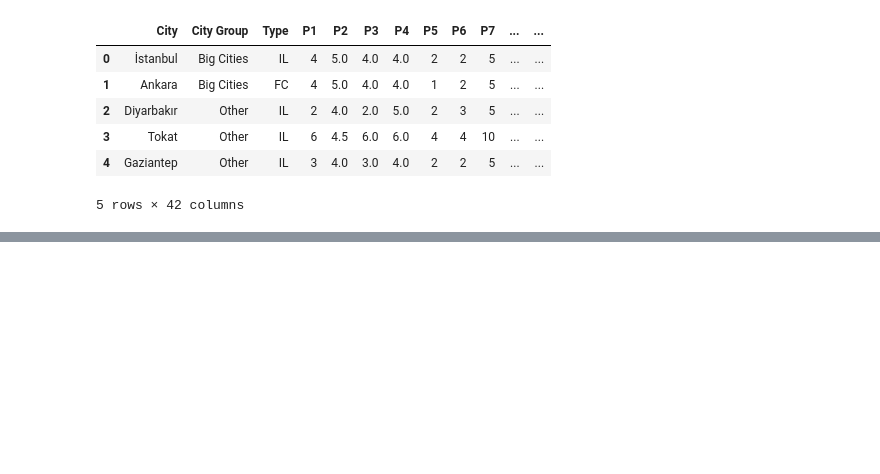
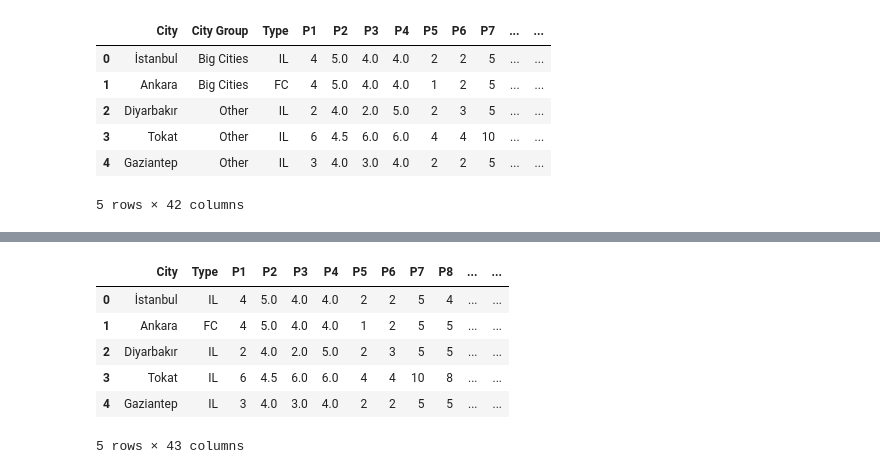
Before and after one commit to Nacim-B/Restaurant_Revenue_Prediction, a Jupyter notebook: Restaurant_Revenue_Prediction.ipynb, the cells around one changed output, grey strips where cells are left out. Cells and saved outputs as stored; diff of their text form; code cells hidden in the pictures; blank space fills up the shorter version.

```diff
--- a/Restaurant_Revenue_Prediction.ipynb
+++ b/Restaurant_Revenue_Prediction.ipynb
@@ -45,4 +43,6 @@ data.columns[data.isna().any()].tolist()
 # %%
 data['Open Date'] = pd.to_datetime(data['Open Date'], format='%m/%d/%Y')
 data['Open Days'] = ""
+test_data['Open Date'] = pd.to_datetime(test_data['Open Date'], format='%m/%d/%Y')
+test_data['Open Days'] = ""
 # %%
@@ -146,0 +140,10 @@ city_group_dummies = pd.get_dummies(data['City Group'])
+# %%
+data.head()
+# %% [output]
+|  | City | Type | P1 | P2 | P3 | P4 | P5 | P6 | P7 | P8 | ... | ... |
+| 0 | İstanbul | IL | 4 | 5.0 | 4.0 | 4.0 | 2 | 2 | 5 | 4 | ... | ... |
+| 1 | Ankara | FC | 4 | 5.0 | 4.0 | 4.0 | 1 | 2 | 5 | 5 | ... | ... |
+| 2 | Diyarbakır | IL | 2 | 4.0 | 2.0 | 5.0 | 2 | 3 | 5 | 5 | ... | ... |
+| 3 | Tokat | IL | 6 | 4.5 | 6.0 | 6.0 | 4 | 4 | 10 | 8 | ... | ... |
+| 4 | Gaziantep | IL | 3 | 4.0 | 3.0 | 4.0 | 2 | 2 | 5 | 5 | ... | ... |
+5 rows × 43 columns
```
Also changed, not shown: parts of 10 cells of this notebook.
